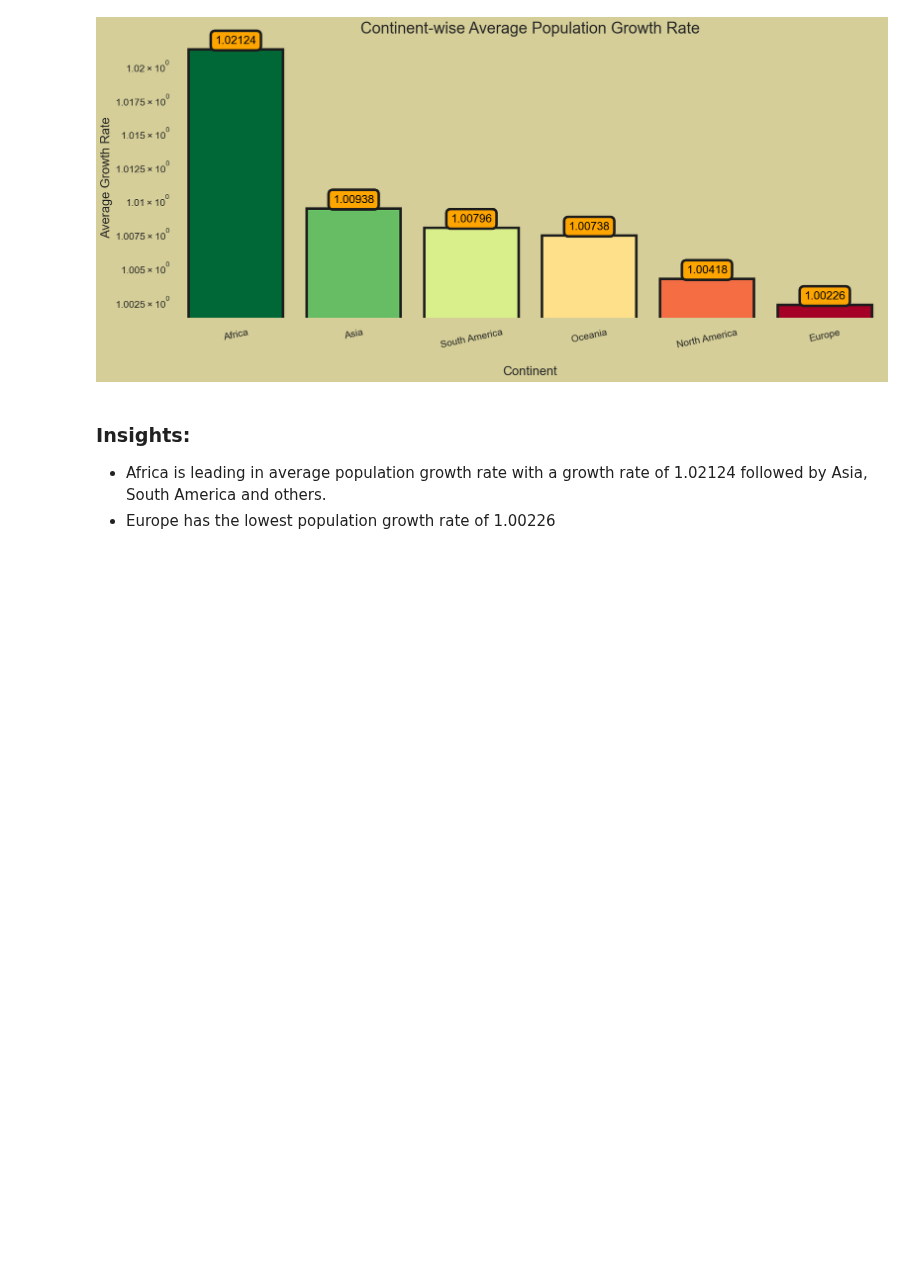
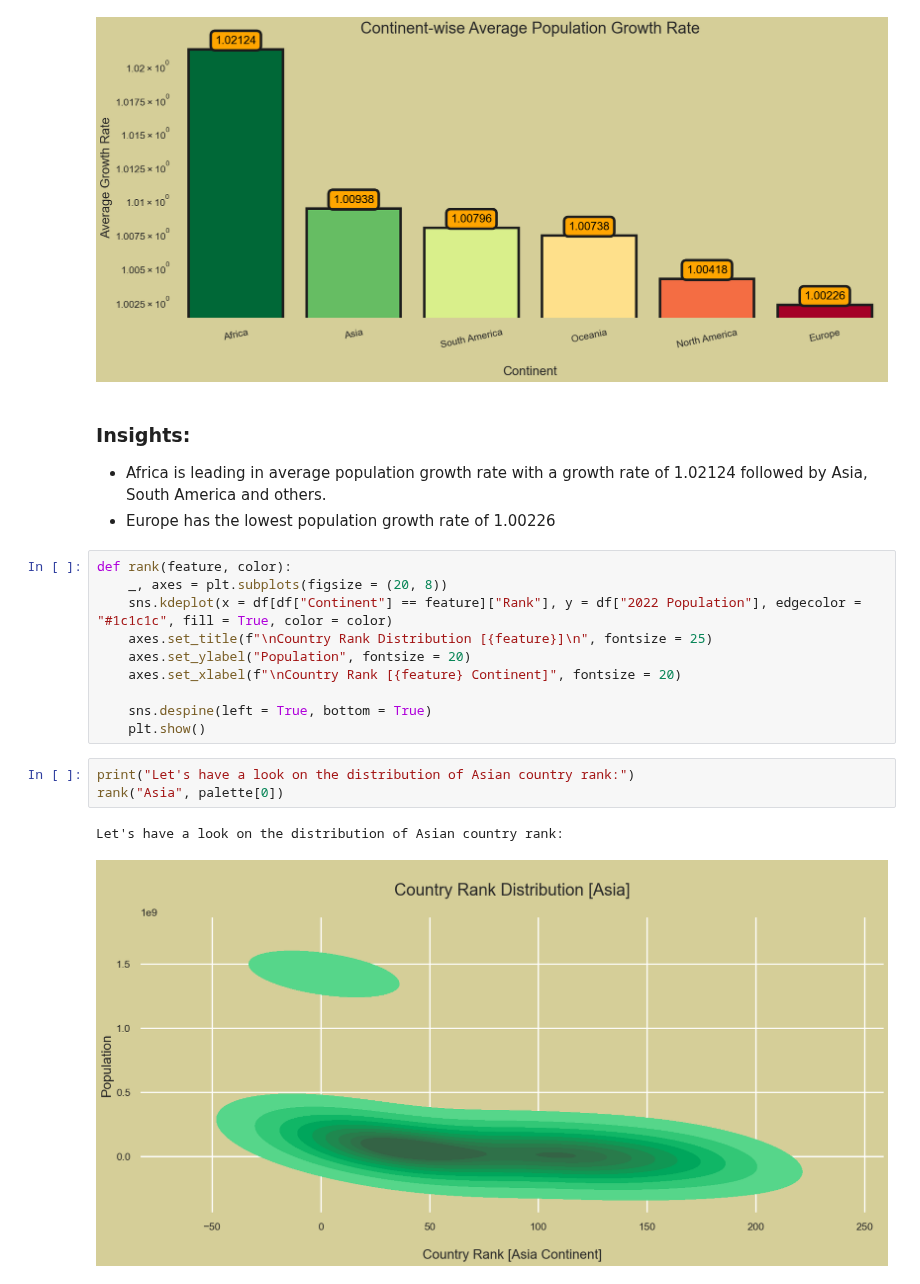
Before and after one commit to noahnoahnoahtran/EDA, a Jupyter notebook: 2_world_population/world_population.ipynb, the cells around one changed output. Saved outputs shown, nothing was run; the diff lists cells and outputs as text; blank space fills up the shorter version.

```diff
--- a/2_world_population/world_population.ipynb
+++ b/2_world_population/world_population.ipynb
@@ -608,3 +610,19 @@ Let's have a look on the continent-wise average population growth rate:
 ### **Insights**:
 - Africa is leading in average population growth rate with a growth rate of 1.02124 followed by Asia, South America and others.
 - Europe has the lowest population growth rate of 1.00226
+# %%
+def rank(feature, color):
+    _, axes = plt.subplots(figsize = (20, 8))
+    sns.kdeplot(x = df[df["Continent"] == feature]["Rank"], y = df["2022 Population"], edgecolor = "#1c1c1c", fill = True, color = color)
+    axes.set_title(f"\nCountry Rank Distribution [{feature}]\n", fontsize = 25)
+    axes.set_ylabel("Population", fontsize = 20)
+    axes.set_xlabel(f"\nCountry Rank [{feature} Continent]", fontsize = 20)
+
+    sns.despine(left = True, bottom = True)
+    plt.show()
+# %%
+print("Let's have a look on the distribution of Asian country rank:")
+rank("Asia", palette[0])
+# %% [output]
+Let's have a look on the distribution of Asian country rank:
+[figure, added]
```
Also changed, not shown: parts of 14 cells of this notebook.
